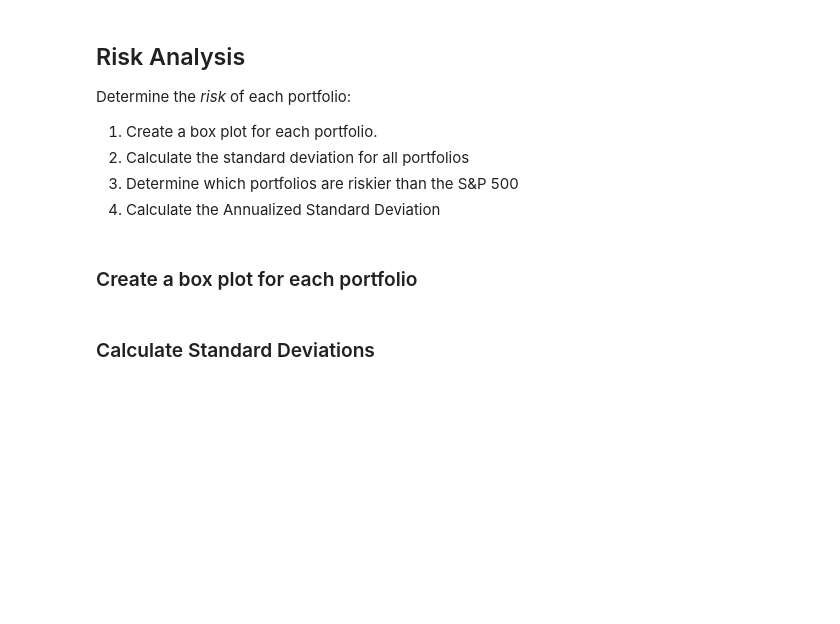
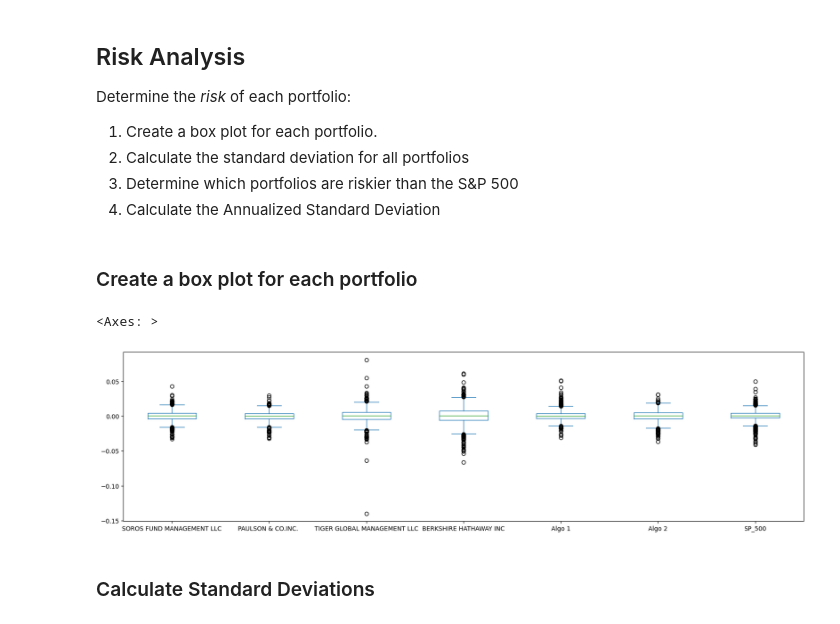
Before and after one commit to joshhlee123/Module-4-Challenge, a Jupyter notebook: whale_analysis.ipynb, the cells around one changed output. Saved outputs shown, nothing was run; the diff lists cells and outputs as text; code cells hidden in the pictures; blank space fills up the shorter version.

```diff
--- a/whale_analysis.ipynb
+++ b/whale_analysis.ipynb
@@ -30,7 +34,7 @@ Read the Whale Portfolio daily returns and clean the data
 # %%
 # Reading whale returns
 whale_data = Path("./Resources/whale_returns.csv")
-whale_df = pd.read_csv(whale_data, index_col="Date", parse_dates=True)
+whale_df = pd.read_csv(whale_data, index_col="Date", infer_datetime_format=True, parse_dates=True)
 
 whale_df
 # %% [output]
@@ -203,6 +207,7 @@ daily_returns
 daily_returns = daily_returns.dropna()
 # %%
 # Rename `Close` Column to be specific to this portfolio.
+daily_returns = daily_returns.rename(columns={'Close':'SP_500'})
 # %%
 daily_returns.columns
 # %% [output]
@@ -270,6 +275,10 @@ Determine the _risk_ of each portfolio:
 ### Create a box plot for each portfolio
 # %%
 # Box plot to visually show risk
+joined_returns_df.plot(kind = "box", figsize = (20, 5))
+# %% [output]
+<Axes: >
+[figure, added]
 # %% [markdown]
 ### Calculate Standard Deviations
 # %%
```
Also changed, not shown: parts of 37 cells of this notebook.
